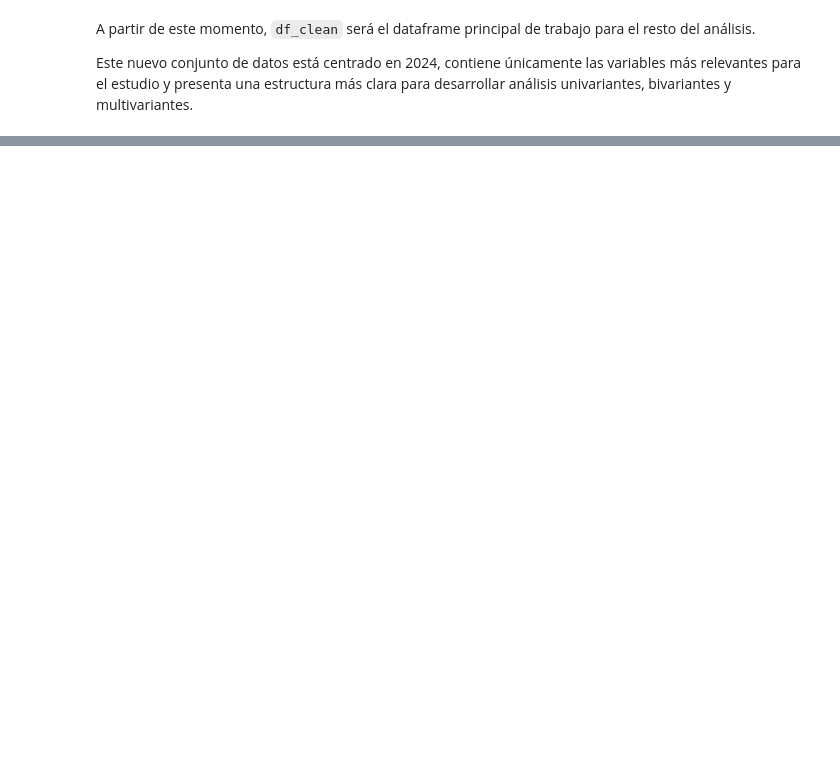
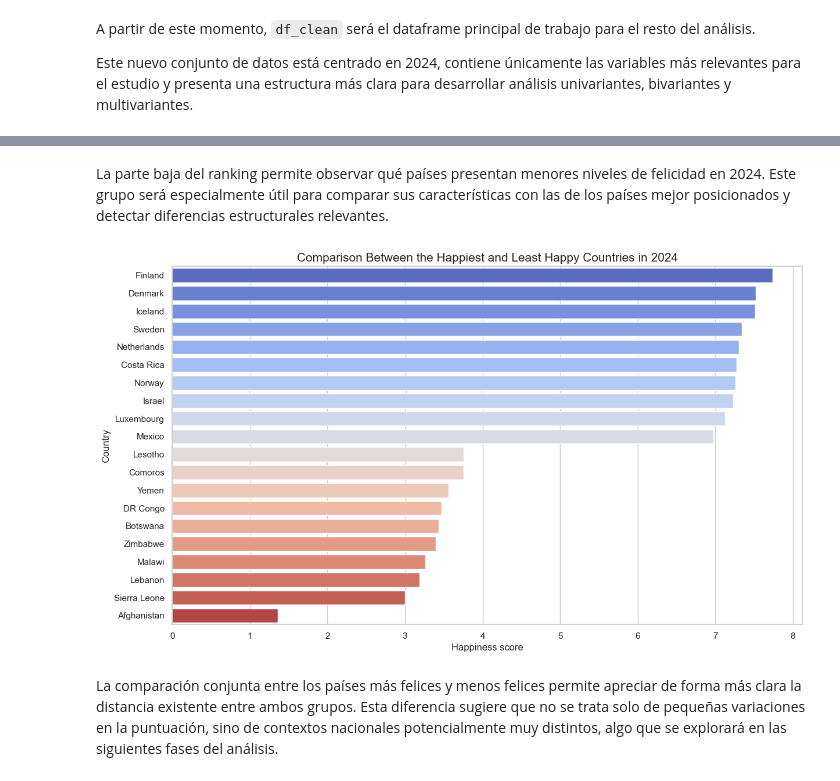
Before and after one commit to josemarin-create/eda-happiness-2024, a Jupyter notebook: notebooks/eda_happiness.ipynb, the cells around one changed output, grey strips where cells are left out. Drawn from its saved outputs; the diff is of its cells as text; code cells hidden in the pictures; blank space fills up the shorter version.

```diff
--- a/notebooks/eda_happiness.ipynb
+++ b/notebooks/eda_happiness.ipynb
@@ -347,0 +456,23 @@ Este nuevo conjunto de datos está centrado en 2024, contiene únicamente las va
+# %% [markdown]
+La parte baja del ranking permite observar qué países presentan menores niveles de felicidad en 2024. Este grupo será especialmente útil para comparar sus características con las de los países mejor posicionados y detectar diferencias estructurales relevantes.
+# %%
+happiest_saddest = pd.concat([top_10_happiest, saddest_10])
+
+plt.figure(figsize=(14, 8))
+sns.barplot(
+    data=happiest_saddest.sort_values(by='happiness_score', ascending=False),
+    x='happiness_score',
+    y='country',
+    hue='country',
+    palette='coolwarm',
+    legend=False
+)
+
+plt.title('Comparison Between the Happiest and Least Happy Countries in 2024', fontsize=15)
+plt.xlabel('Happiness score')
+plt.ylabel('Country')
+plt.show()
+# %% [output]
+[figure, added]
+# %% [markdown]
+La comparación conjunta entre los países más felices y menos felices permite apreciar de forma más clara la distancia existente entre ambos grupos. Esta diferencia sugiere que no se trata solo de pequeñas variaciones en la puntuación, sino de contextos nacionales potencialmente muy distintos, algo que se explorará en las siguientes fases del análisis.
```
Also changed, not shown: parts of 11 cells of this notebook.
